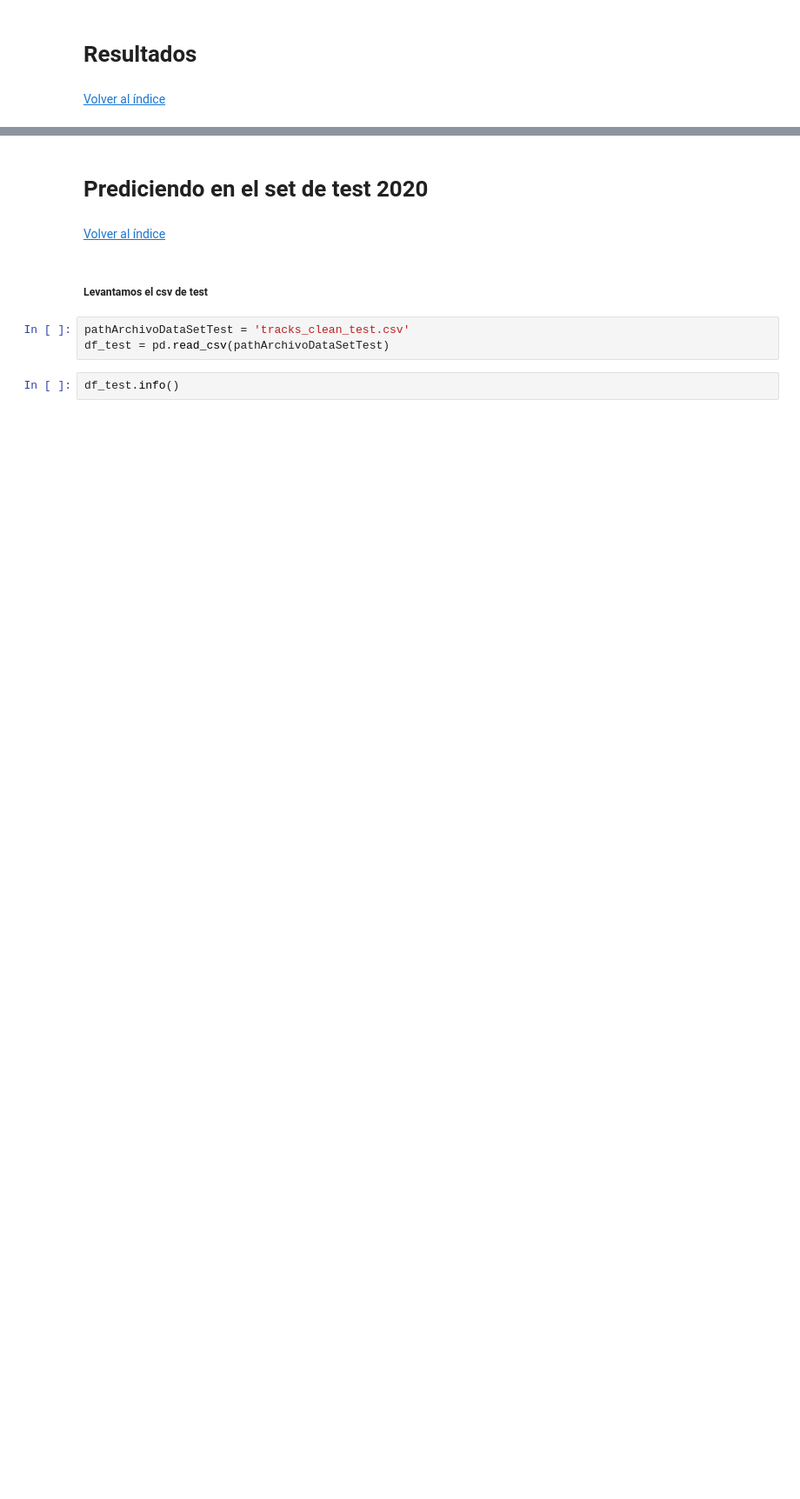
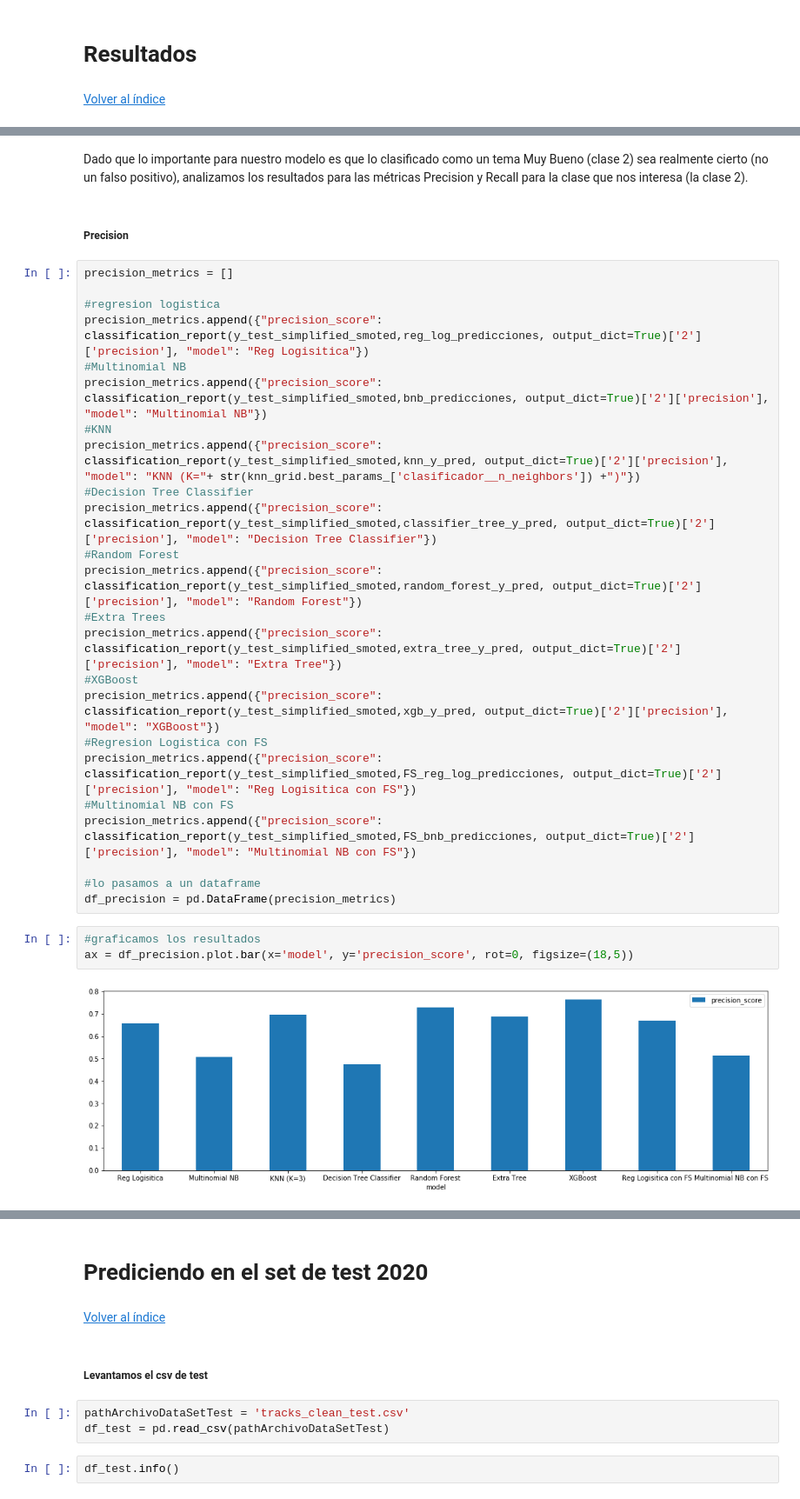
Before and after one commit to rdgagliano/DataScience-Grupo3, a Jupyter notebook: _2_Entrenamiento_Modelos.ipynb, the cells around one changed output, grey strips where cells are left out. Shown: that part at 87% size. Saved outputs shown, nothing was run; the diff lists cells and outputs as text; blank space fills up the shorter version.

Commit message:
Agregado análisis de metricas

```diff
--- a/_2_Entrenamiento_Modelos.ipynb
+++ b/_2_Entrenamiento_Modelos.ipynb
@@ -1026,0 +1033,33 @@ weighted avg       0.59      0.58      0.58      3057
+# %% [markdown]
+Dado que lo importante para nuestro modelo es que lo clasificado como un tema Muy Bueno (clase 2) sea realmente cierto (no un falso positivo), analizamos los resultados para las métricas Precision y Recall para la clase que nos interesa (la clase 2).
+# %% [markdown]
+##### Precision
+# %%
+precision_metrics = []
+
+#regresion logistica
+precision_metrics.append({"precision_score": classification_report(y_test_simplified_smoted,reg_log_predicciones, output_dict=True)['2']['precision'], "model": "Reg Logisitica"})
+#Multinomial NB
+precision_metrics.append({"precision_score": classification_report(y_test_simplified_smoted,bnb_predicciones, output_dict=True)['2']['precision'], "model": "Multinomial NB"})
+#KNN
+precision_metrics.append({"precision_score": classification_report(y_test_simplified_smoted,knn_y_pred, output_dict=True)['2']['precision'], "model": "KNN (K="+ str(knn_grid.best_params_['clasificador__n_neighbors']) +")"})
+#Decision Tree Classifier
+precision_metrics.append({"precision_score": classification_report(y_test_simplified_smoted,classifier_tree_y_pred, output_dict=True)['2']['precision'], "model": "Decision Tree Classifier"})
+#Random Forest
+precision_metrics.append({"precision_score": classification_report(y_test_simplified_smoted,random_forest_y_pred, output_dict=True)['2']['precision'], "model": "Random Forest"})
+#Extra Trees
+precision_metrics.append({"precision_score": classification_report(y_test_simplified_smoted,extra_tree_y_pred, output_dict=True)['2']['precision'], "model": "Extra Tree"})
+#XGBoost
+precision_metrics.append({"precision_score": classification_report(y_test_simplified_smoted,xgb_y_pred, output_dict=True)['2']['precision'], "model": "XGBoost"})
+#Regresion Logistica con FS
+precision_metrics.append({"precision_score": classification_report(y_test_simplified_smoted,FS_reg_log_predicciones, output_dict=True)['2']['precision'], "model": "Reg Logisitica con FS"})
+#Multinomial NB con FS
+precision_metrics.append({"precision_score": classification_report(y_test_simplified_smoted,FS_bnb_predicciones, output_dict=True)['2']['precision'], "model": "Multinomial NB con FS"})
+
+#lo pasamos a un dataframe
+df_precision = pd.DataFrame(precision_metrics)
+# %%
+#graficamos los resultados
+ax = df_precision.plot.bar(x='model', y='precision_score', rot=0, figsize=(18,5))
+# %% [output]
+[figure, added]
```
Also changed, not shown: parts of 39 cells of this notebook.
